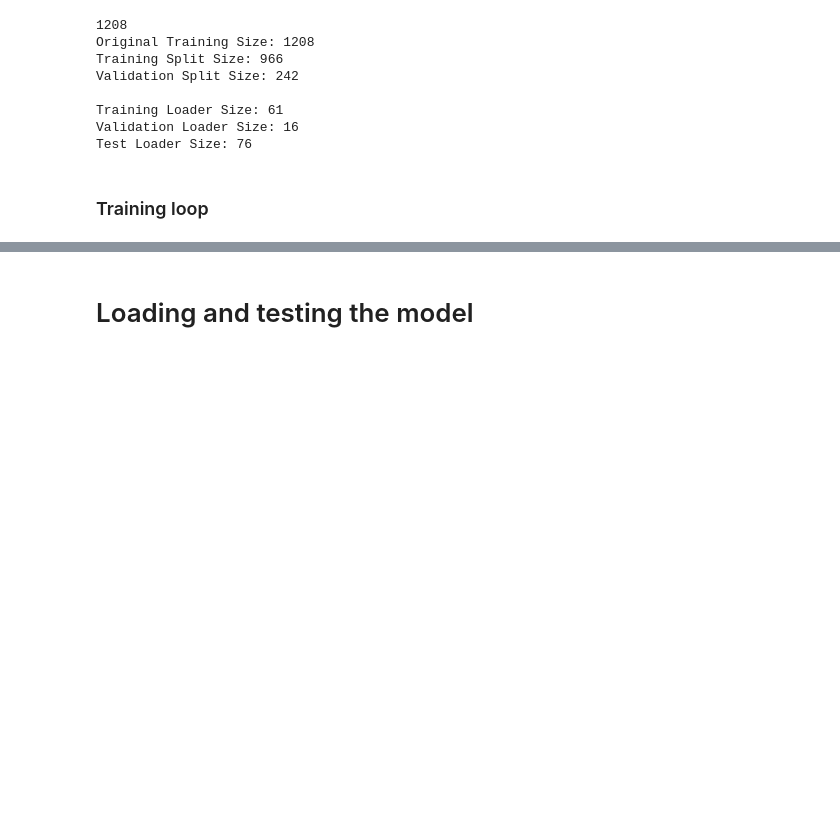
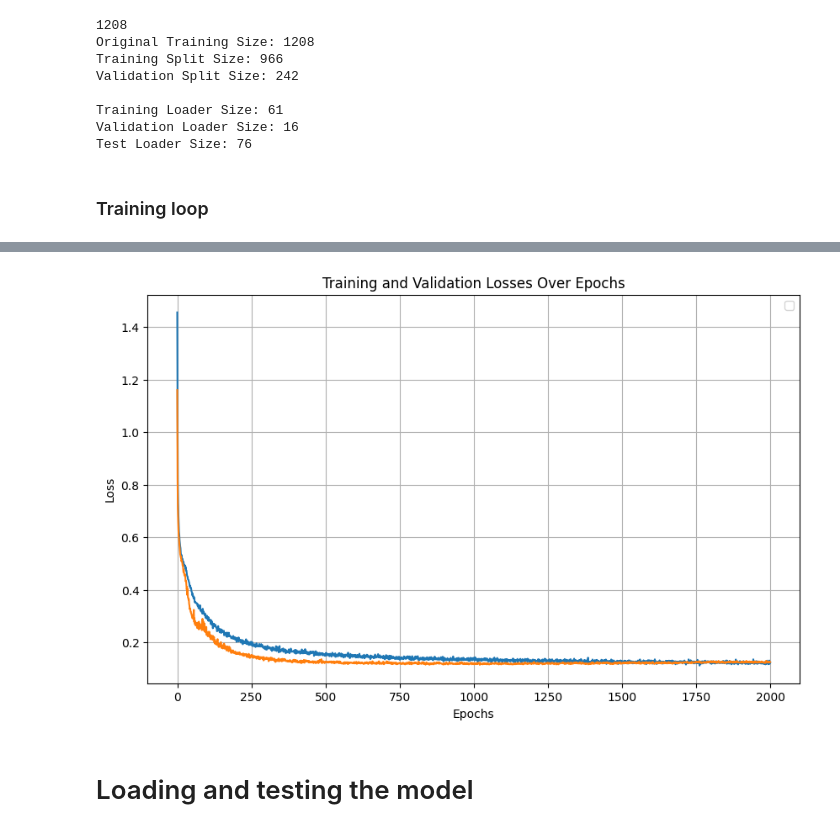
Before and after one commit to bragg13/crispy-fortnight, a Jupyter notebook: boilerplate_experiment3.ipynb, the cells around one changed output, grey strips where cells are left out. Saved outputs shown, nothing was run; the diff lists cells and outputs as text; code cells hidden in the pictures; blank space fills up the shorter version.

```diff
--- a/boilerplate_experiment3.ipynb
+++ b/boilerplate_experiment3.ipynb
@@ -885,0 +930,26 @@ KeyboardInterrupt:
+# %%
+import matplotlib.pyplot as plt
+
+checkpoint_path = f"transformer_experiment_3_epoch_{num_epochs}.pth"
+list_epochs = list(range(1, num_epochs + 1))
+
+
+checkpoint = torch.load(checkpoint_path)
+model.load_state_dict(checkpoint["model_state_dict"])
+optimizer.load_state_dict(checkpoint["optimizer_state_dict"])
+
+train_losses = checkpoint["train_loss_list"]
+validation_losses = checkpoint["validation_loss_list"]
+
+plt.figure(figsize=(10, 6))
+#plt.scatter(list_epochs, train_losses, label="Train Loss", marker='o')
+#plt.scatter(list_epochs, validation_losses, label="Validation Loss", marker='x')
+plt.plot(train_losses)
+plt.plot(validation_losses)
+plt.xlabel("Epochs")
+plt.ylabel("Loss")
+plt.title("Training and Validation Losses Over Epochs")
+plt.legend()
+plt.grid()
+plt.show()
+# %% [output]
@@ -886,3 +957,4 @@ KeyboardInterrupt:
+[figure, added]
 # %% [markdown]
 # Loading and testing the model
 # %%
```
Also changed, not shown: parts of 6 cells of this notebook.
